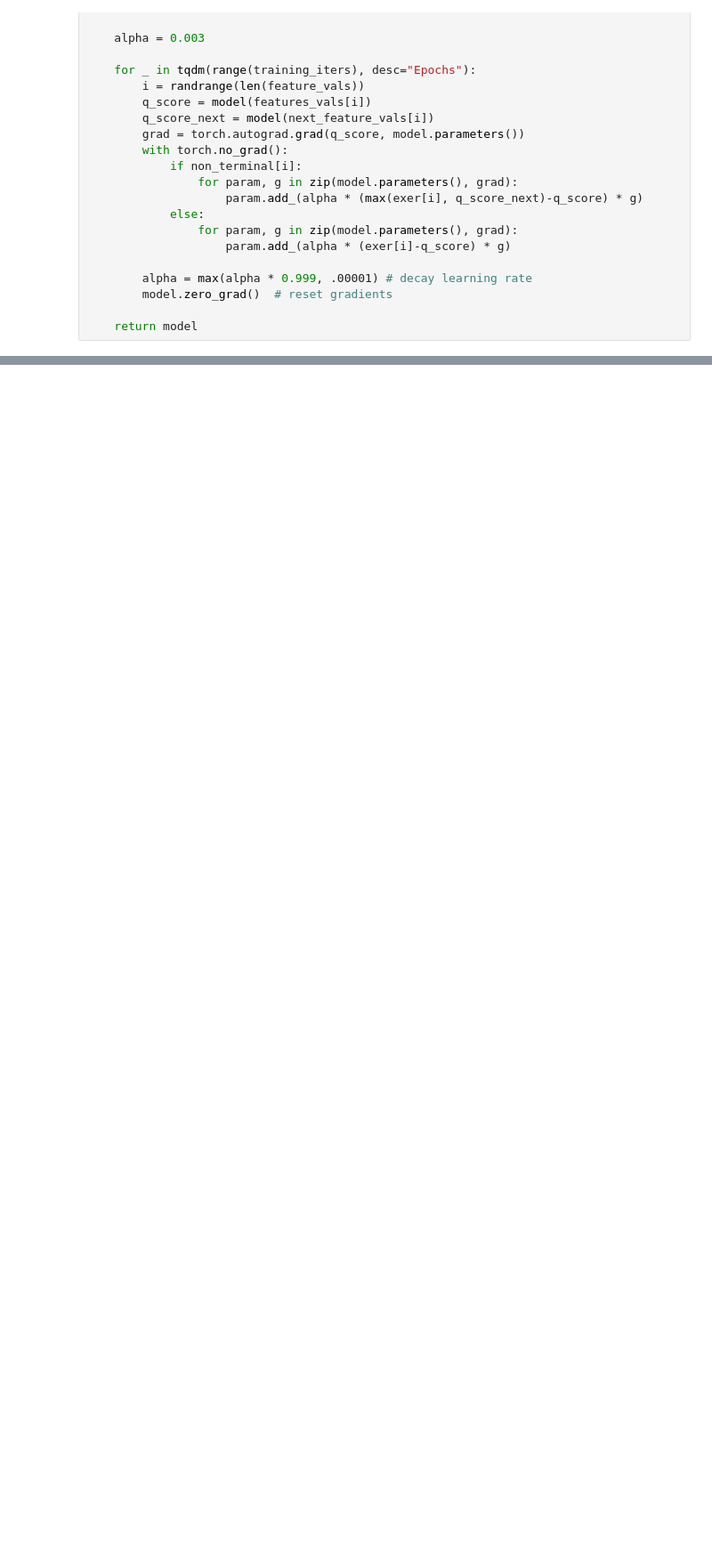
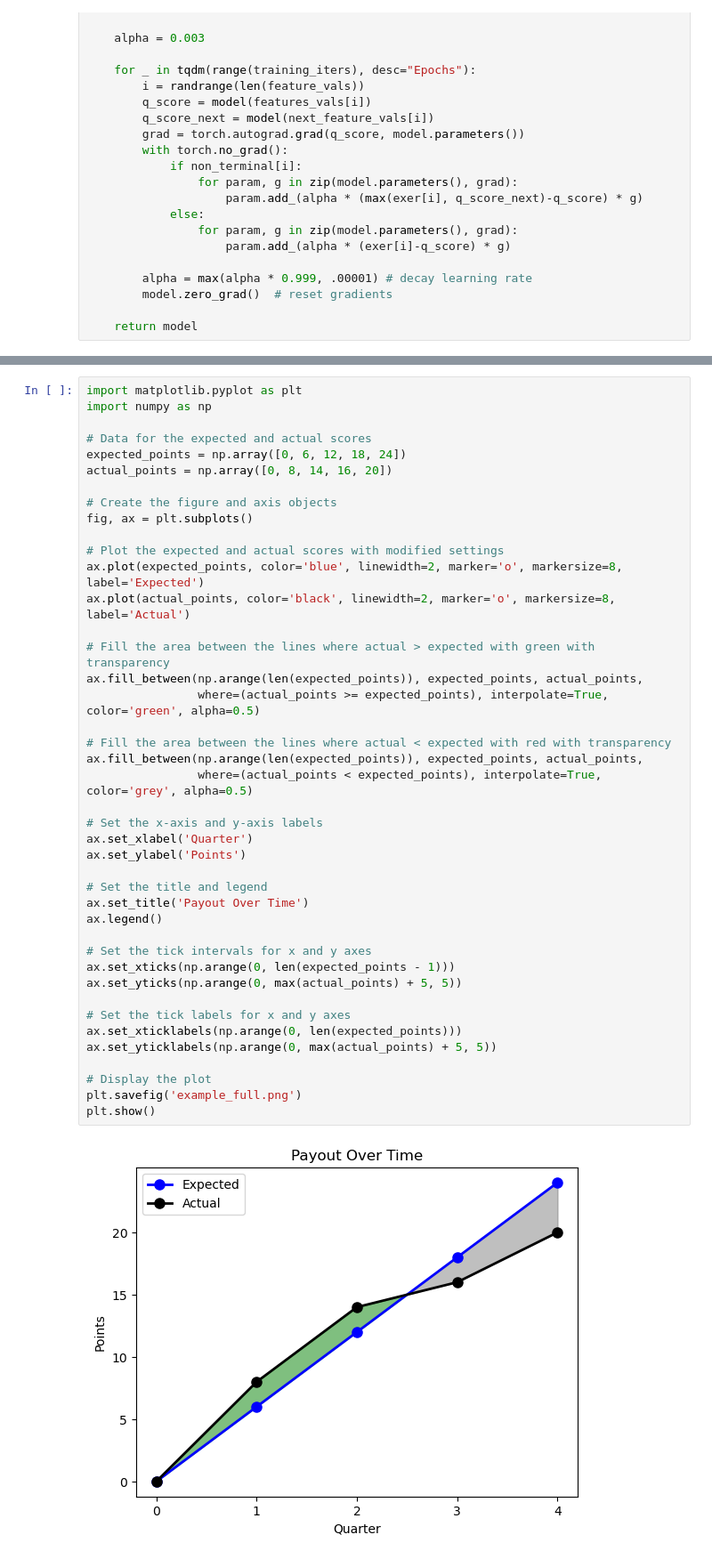
Before and after one commit to 161siegels/CME-241-Project, a Jupyter notebook: dqn_project.ipynb, the cells around one changed output, grey strips where cells are left out. Shown at 89% size. Cells and saved outputs as stored; diff of their text form; blank space fills up the shorter version.

```diff
--- a/dqn_project.ipynb
+++ b/dqn_project.ipynb
@@ -262,0 +255,44 @@ df.to_csv('dqn_nba_output.csv')
+# %%
+import matplotlib.pyplot as plt
+import numpy as np
+
+# Data for the expected and actual scores
+expected_points = np.array([0, 6, 12, 18, 24])
+actual_points = np.array([0, 8, 14, 16, 20])
+
+# Create the figure and axis objects
+fig, ax = plt.subplots()
+
+# Plot the expected and actual scores with modified settings
+ax.plot(expected_points, color='blue', linewidth=2, marker='o', markersize=8, label='Expected')
+ax.plot(actual_points, color='black', linewidth=2, marker='o', markersize=8, label='Actual')
+
+# Fill the area between the lines where actual > expected with green with transparency
+ax.fill_between(np.arange(len(expected_points)), expected_points, actual_points,
+                where=(actual_points >= expected_points), interpolate=True, color='green', alpha=0.5)
+
+# Fill the area between the lines where actual < expected with red with transparency
+ax.fill_between(np.arange(len(expected_points)), expected_points, actual_points,
+                where=(actual_points < expected_points), interpolate=True, color='grey', alpha=0.5)
+
+# Set the x-axis and y-axis labels
+ax.set_xlabel('Quarter')
+ax.set_ylabel('Points')
+
+# Set the title and legend
+ax.set_title('Payout Over Time')
+ax.legend()
+
+# Set the tick intervals for x and y axes
+ax.set_xticks(np.arange(0, len(expected_points - 1)))
+ax.set_yticks(np.arange(0, max(actual_points) + 5, 5))
+
+# Set the tick labels for x and y axes
+ax.set_xticklabels(np.arange(0, len(expected_points)))
+ax.set_yticklabels(np.arange(0, max(actual_points) + 5, 5))
+
+# Display the plot
+plt.savefig('example_full.png')
+plt.show()
+# %% [output]
+[figure, added]
```
Also changed, not shown: parts of 18 cells of this notebook, 1 other file.
